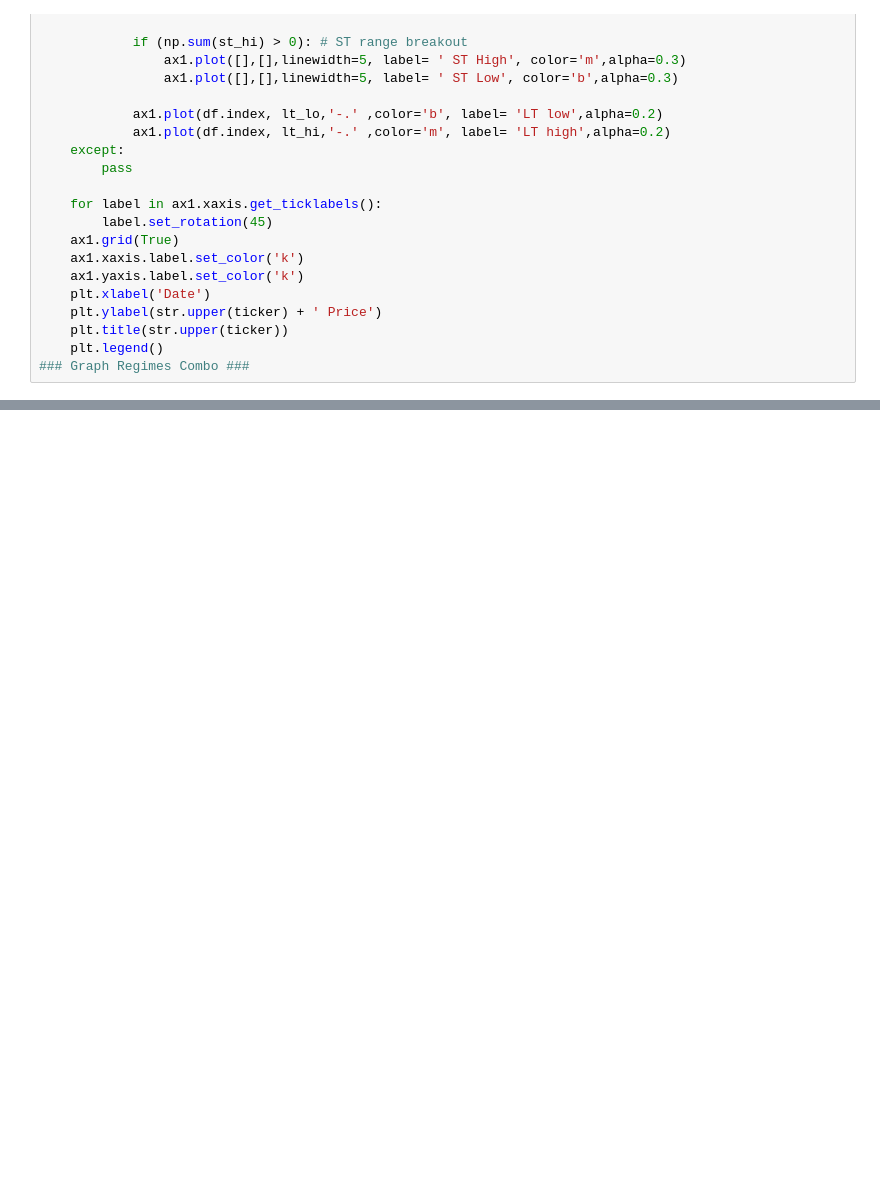
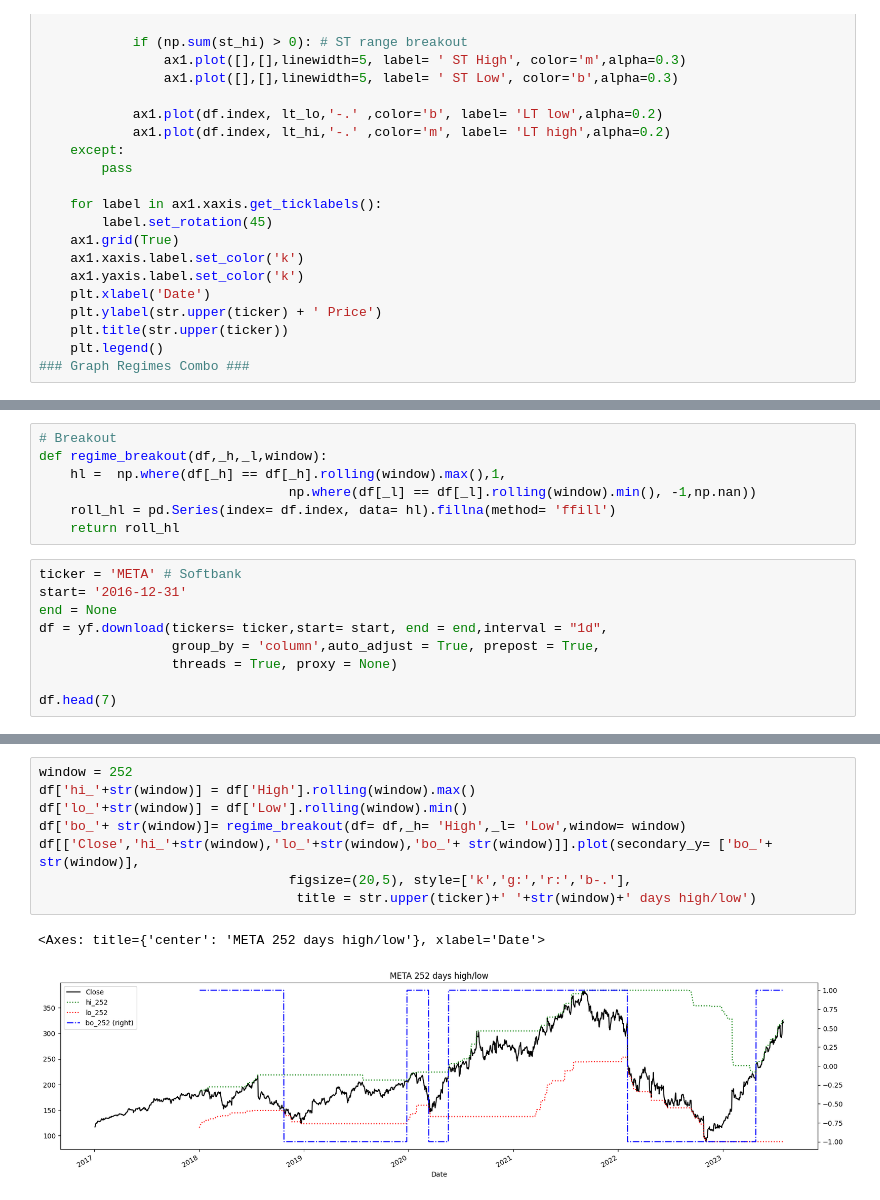
Before and after one commit to charliehou1920/Trading_Strategies, a Jupyter notebook: Algo Trading Book/Chapter 5_Regime Definition.ipynb, the cells around one changed output, grey strips where cells are left out. Drawn from its saved outputs; the diff is of its cells as text; blank space fills up the shorter version.

```diff
--- a/Algo Trading Book/Chapter 5_Regime Definition.ipynb
+++ b/Algo Trading Book/Chapter 5_Regime Definition.ipynb
@@ -134,0 +137,16 @@ def graph_regime_combo(ticker,df,_c,rg,lo,hi,slo,shi,clg,flr,rg_ch,
+# %%
+# Breakout
+def regime_breakout(df,_h,_l,window):
+    hl =  np.where(df[_h] == df[_h].rolling(window).max(),1,
+                                np.where(df[_l] == df[_l].rolling(window).min(), -1,np.nan))
+    roll_hl = pd.Series(index= df.index, data= hl).fillna(method= 'ffill')
+    return roll_hl
+# %%
+ticker = 'META' # Softbank
+start= '2016-12-31'
+end = None
+df = yf.download(tickers= ticker,start= start, end = end,interval = "1d",
+                 group_by = 'column',auto_adjust = True, prepost = True,
+                 threads = True, proxy = None)
+
+df.head(7)
@@ -134,0 +164,11 @@ def graph_regime_combo(ticker,df,_c,rg,lo,hi,slo,shi,clg,flr,rg_ch,
+# %%
+window = 252
+df['hi_'+str(window)] = df['High'].rolling(window).max()
+df['lo_'+str(window)] = df['Low'].rolling(window).min()
+df['bo_'+ str(window)]= regime_breakout(df= df,_h= 'High',_l= 'Low',window= window)
+df[['Close','hi_'+str(window),'lo_'+str(window),'bo_'+ str(window)]].plot(secondary_y= ['bo_'+ str(window)],
+                                figsize=(20,5), style=['k','g:','r:','b-.'],
+                                 title = str.upper(ticker)+' '+str(window)+' days high/low')
+# %% [output]
+<Axes: title={'center': 'META 252 days high/low'}, xlabel='Date'>
+[figure, added]
```
Also changed, not shown: parts of 5 cells of this notebook.
